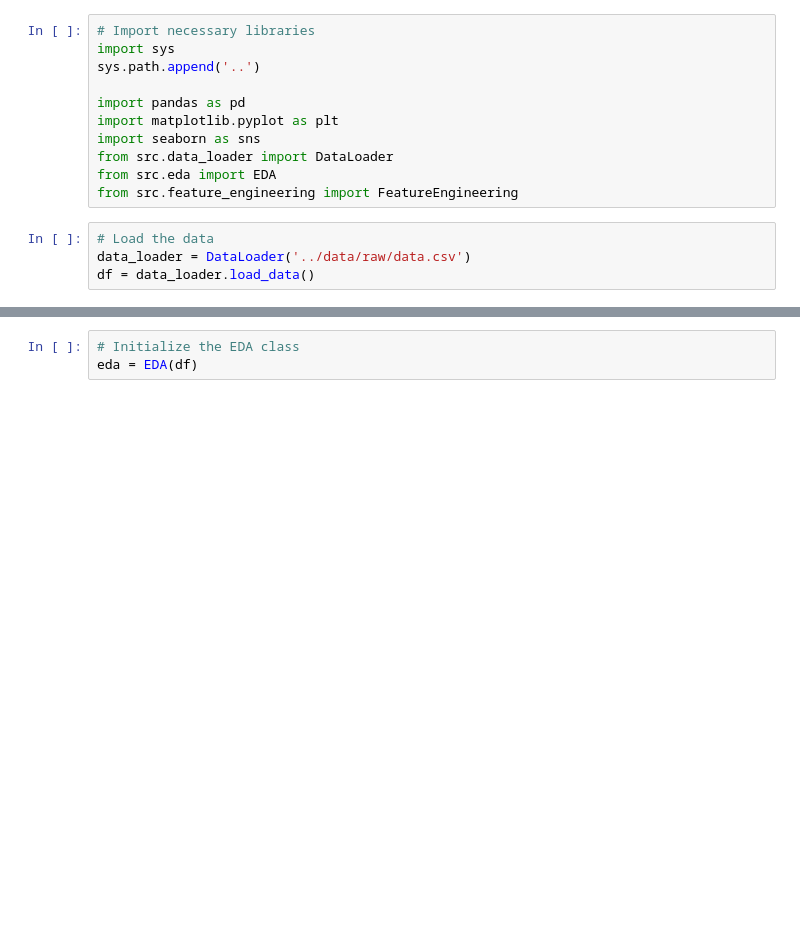
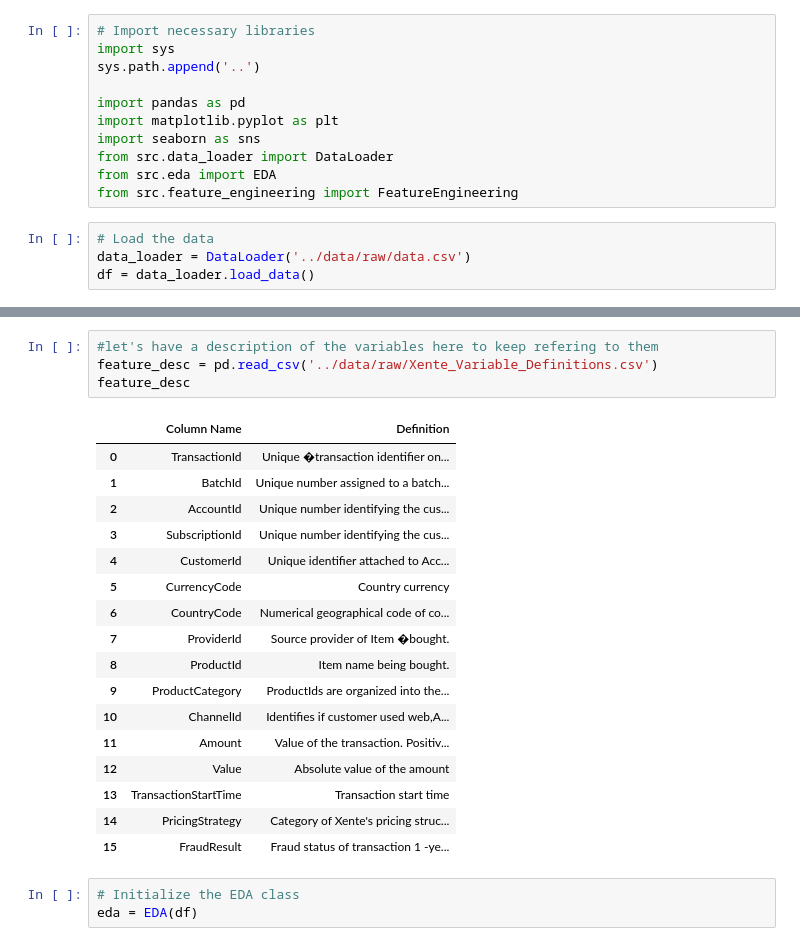
Before and after one commit to matidesalegn/Credit-Scoring, a Jupyter notebook: notebooks/EDA.ipynb, the cells around one changed output, grey strips where cells are left out. Drawn from its saved outputs; the diff is of its cells as text; blank space fills up the shorter version.

```diff
--- a/notebooks/EDA.ipynb
+++ b/notebooks/EDA.ipynb
@@ -25,6 +50,28 @@ df.head()
 | 2 | TransactionId_26203 | BatchId_53941 | AccountId_4229 | SubscriptionId_222 | CustomerId_4683 | UGX | 256 | ProviderId_6 | ... |
 | 3 | TransactionId_380 | BatchId_102363 | AccountId_648 | SubscriptionId_2185 | CustomerId_988 | UGX | 256 | ProviderId_1 | ... |
 | 4 | TransactionId_28195 | BatchId_38780 | AccountId_4841 | SubscriptionId_3829 | CustomerId_988 | UGX | 256 | ProviderId_4 | ... |
+# %%
+#let's have a description of the variables here to keep refering to them
+feature_desc = pd.read_csv('../data/raw/Xente_Variable_Definitions.csv')
+feature_desc
+# %% [output]
+|  | Column Name | Definition |
+| 0 | TransactionId | Unique �transaction identifier on... |
+| 1 | BatchId | Unique number assigned to a batch... |
+| 2 | AccountId | Unique number identifying the cus... |
+| 3 | SubscriptionId | Unique number identifying the cus... |
+| 4 | CustomerId | Unique identifier attached to Acc... |
+| 5 | CurrencyCode | Country currency |
+| 6 | CountryCode | Numerical geographical code of co... |
+| 7 | ProviderId | Source provider of Item �bought. |
+| 8 | ProductId | Item name being bought. |
+| 9 | ProductCategory | ProductIds are organized into the... |
+| 10 | ChannelId | Identifies if customer used web,A... |
+| 11 | Amount | Value of the transaction. Positiv... |
+| 12 | Value | Absolute value of the amount |
+| 13 | TransactionStartTime | Transaction start time |
+| 14 | PricingStrategy | Category of Xente's pricing struc... |
+| 15 | FraudResult | Fraud status of transaction 1 -ye... |
 # %%
 # Initialize the EDA class
 eda = EDA(df)
```
Also changed, not shown: parts of 8 cells of this notebook.
